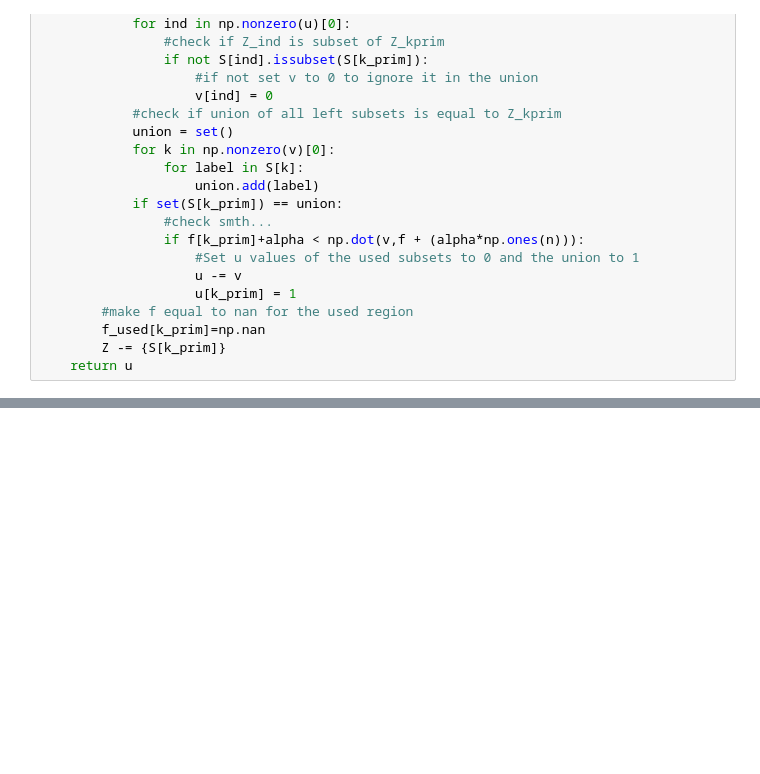
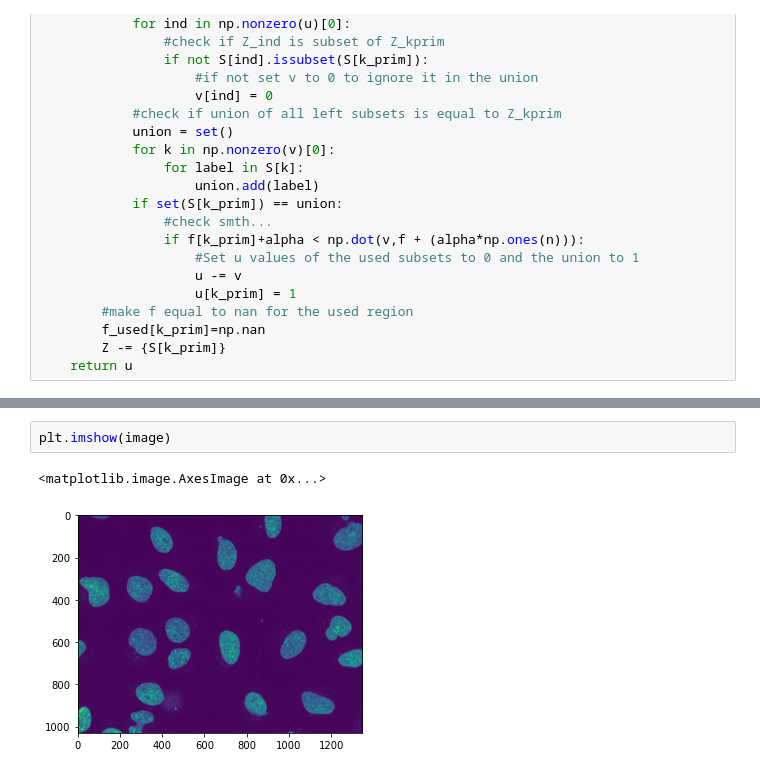
Before and after one commit to Jacob-Relle/MIP-Projekt, a Jupyter notebook: Project.ipynb, the cells around one changed output, grey strips where cells are left out. Cells and saved outputs as stored; diff of their text form; blank space fills up the shorter version.

```diff
--- a/Project.ipynb
+++ b/Project.ipynb
@@ -282,0 +311,5 @@ def segmented(Omega, image, f, theta, Z):
+# %%
+plt.imshow(image)
+# %% [output]
+<matplotlib.image.AxesImage at 0x...>
+[figure, added]
```
Also changed, not shown: parts of 6 cells of this notebook.
